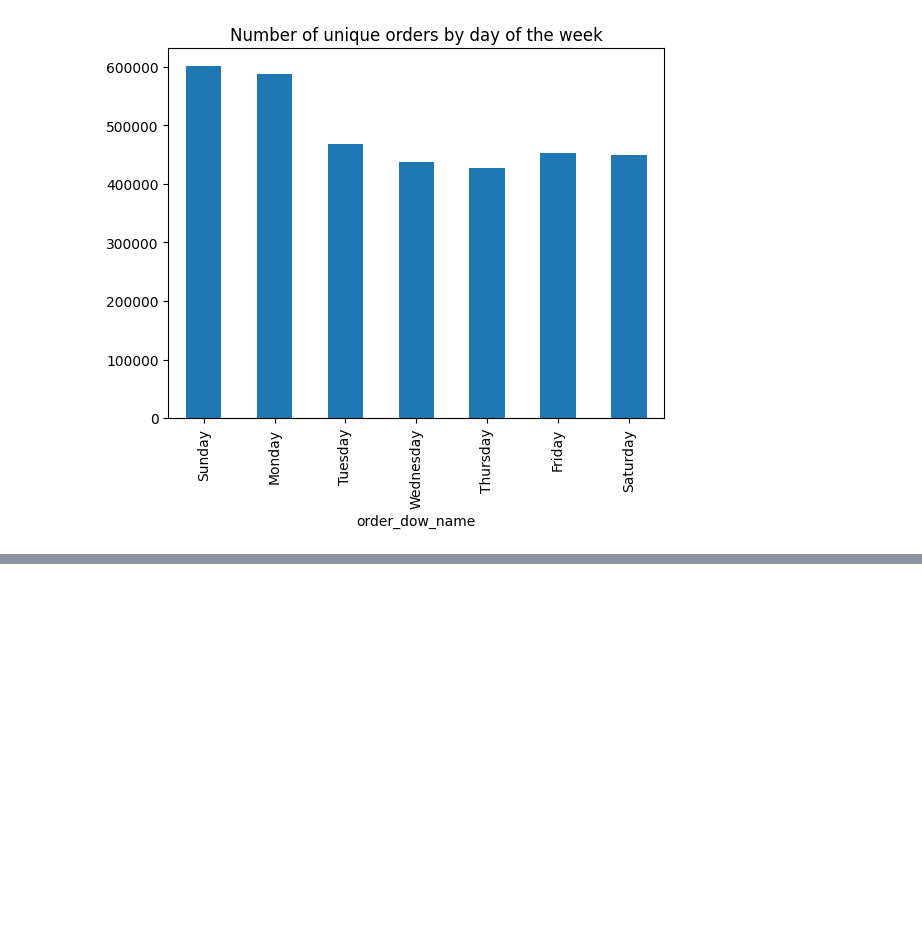
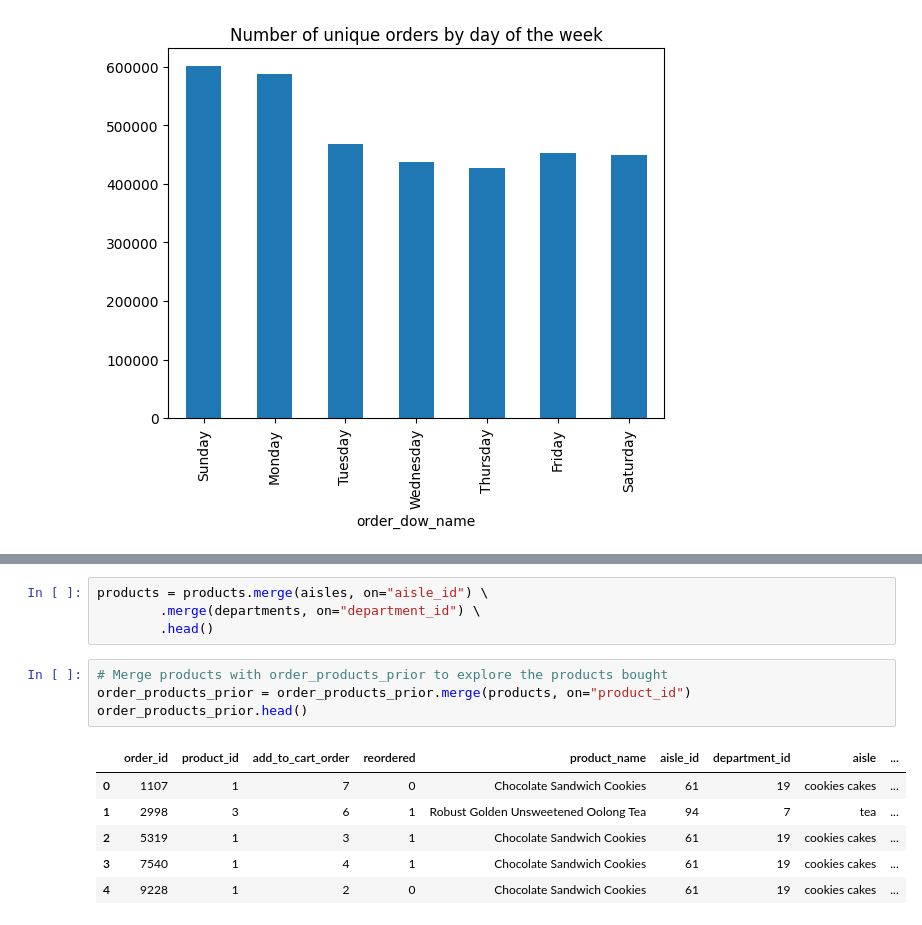
Before and after one commit to pradeepjoel/instacart-retail-project, a Jupyter notebook: data_exploration/01_exploration_instacart.ipynb, the cells around one changed output, grey strips where cells are left out. Saved outputs shown, nothing was run; the diff lists cells and outputs as text; blank space fills up the shorter version.

```diff
--- a/data_exploration/01_exploration_instacart.ipynb
+++ b/data_exploration/01_exploration_instacart.ipynb
@@ -185,0 +210,15 @@ orders.groupby("order_dow_name")["order_id"].nunique().plot(kind="bar", title="N
+# %%
+products = products.merge(aisles, on="aisle_id") \
+        .merge(departments, on="department_id") \
+        .head()
+# %%
+# Merge products with order_products_prior to explore the products bought
+order_products_prior = order_products_prior.merge(products, on="product_id")
+order_products_prior.head()
+# %% [output]
+|  | order_id | product_id | add_to_cart_order | reordered | product_name | aisle_id | department_id | aisle | ... |
+| 0 | 1107 | 1 | 7 | 0 | Chocolate Sandwich Cookies | 61 | 19 | cookies cakes | ... |
+| 1 | 2998 | 3 | 6 | 1 | Robust Golden Unsweetened Oolong Tea | 94 | 7 | tea | ... |
+| 2 | 5319 | 1 | 3 | 1 | Chocolate Sandwich Cookies | 61 | 19 | cookies cakes | ... |
+| 3 | 7540 | 1 | 4 | 1 | Chocolate Sandwich Cookies | 61 | 19 | cookies cakes | ... |
+| 4 | 9228 | 1 | 2 | 0 | Chocolate Sandwich Cookies | 61 | 19 | cookies cakes | ... |
```
Also changed, not shown: parts of 5 cells of this notebook.
